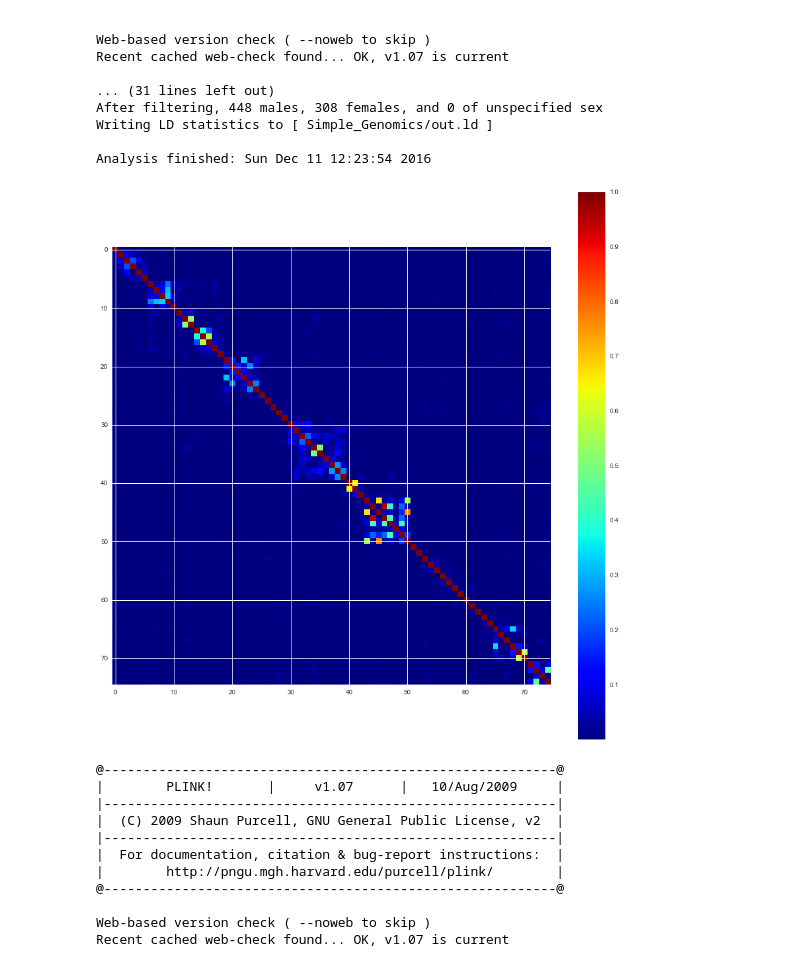
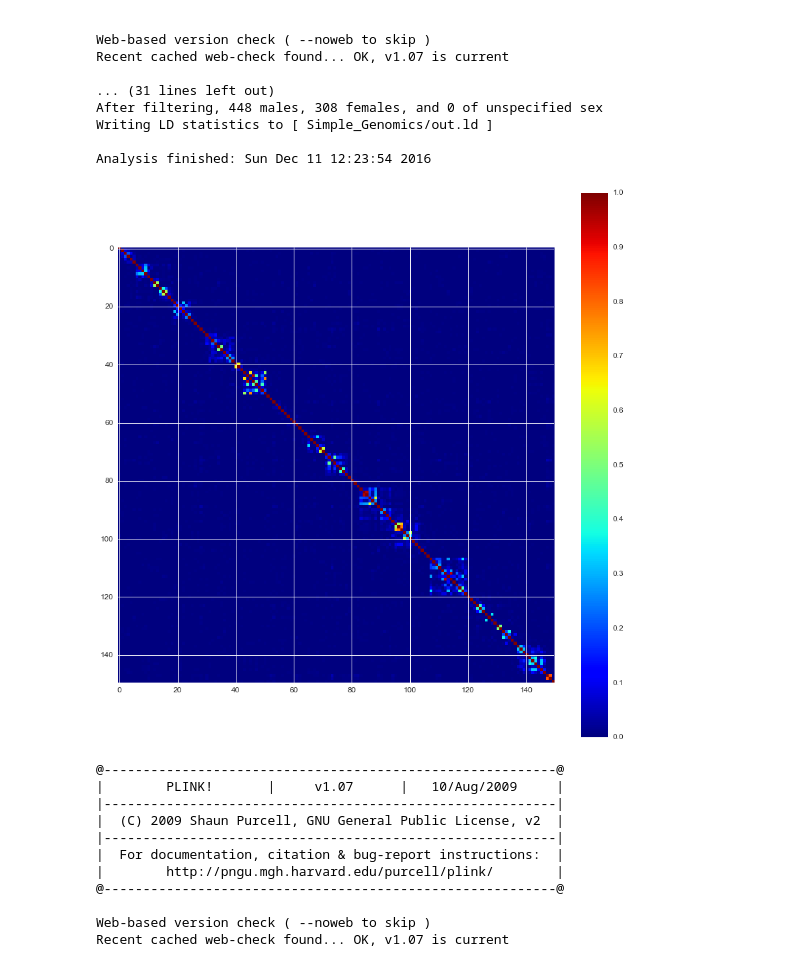
Before and after one commit to r03ert0/My-Random-Notebooks, a Jupyter notebook: Simple Genomics.ipynb, the cells around one changed output. Saved outputs shown, nothing was run; the diff lists cells and outputs as text; code cells hidden in the pictures.

```diff
--- a/Simple Genomics.ipynb
+++ b/Simple Genomics.ipynb
@@ -223,11 +223,11 @@ Analysis finished: Sun Dec 11 12:23:54 2016
 # %%
 ld_df=pd.read_csv('Simple_Genomics/out.ld',sep='\s+',header=None)
 plt.figure(figsize=(15, 15))
-plt.imshow(ld_df.iloc[0:75,0:75],interpolation='nearest',cmap=plt.cm.jet)
+plt.imshow(ld_df.iloc[0:150,0:150],interpolation='nearest',cmap=plt.cm.jet)
 plt.colorbar()
 plt.show()
 # %% [output]
-[figure, old version]
+[figure, new version]
 # %%
 %%bash
 geno="Simple_Genomics/adni100kFiltered"
```
Also changed, not shown: parts of 5 cells of this notebook, 17 other files.
